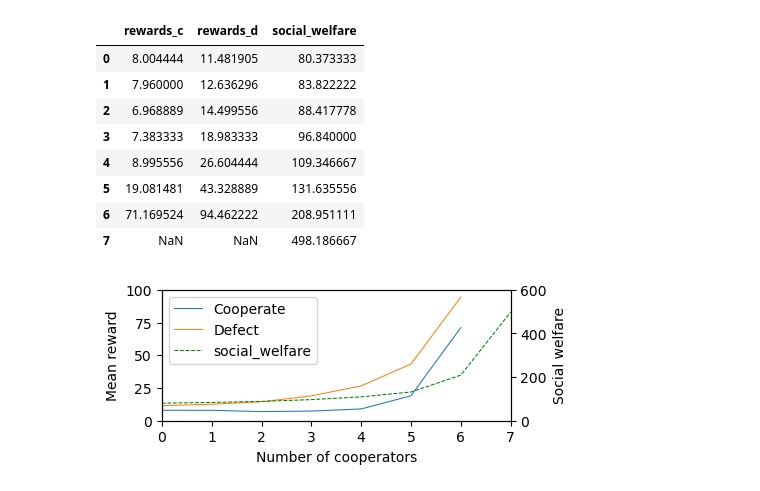
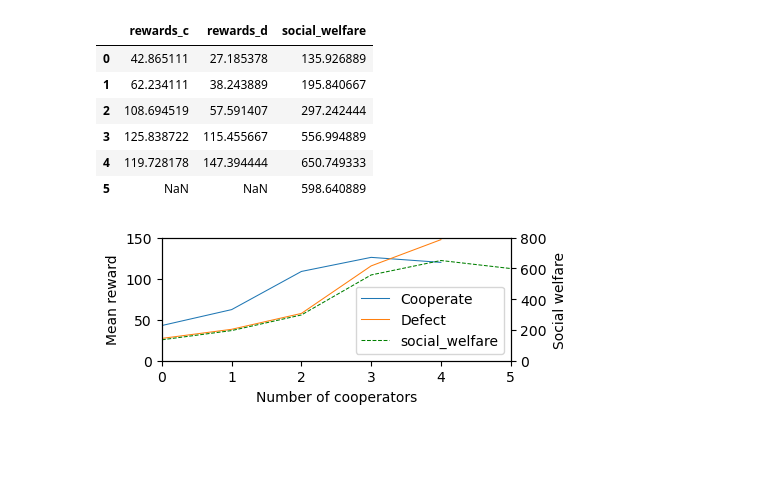
Before and after one commit to willis-richard/meltingpot, a Jupyter notebook: reward_transfer/schelling.ipynb, the cells around one changed output. Cells and saved outputs as stored; diff of their text form; code cells hidden in the pictures; blank space fills up the shorter version.

```diff
--- a/reward_transfer/schelling.ipynb
+++ b/reward_transfer/schelling.ipynb
@@ -13,19 +13,21 @@ harvest = {
     'n': 7,
     'ylim': 100,
     'ylim_r': 600,
+    'loc': 'upper left',
 }
 mushroom = {
     'folder': 'tf_2_14',
     'name': 'externality_mushrooms__dense',
     'trial_id': '8de7e630',  # but I also used 51727c4c for the defect policies
     'n': 5,
-    'ylim': 200,
-    'ylim_r': 1000,
+    'ylim': 150,
+    'ylim_r': 800,
+    'loc': 'lower right',
 }
 
 FILES = [f'n_c_{i}.json' for i in range(8)]
 # %%
-env = harvest
+env = mushroom
 
 FILES = [f'n_c_{i}.json' for i in range(env['n'] + 1)]
 rewards_c = []
@@ -43,37 +45,35 @@ df['rewards_c'] = np.roll(df['rewards_c'], -1)
 df
 # %% [output]
 |  | rewards_c | rewards_d | social_welfare |
-| 0 | 8.004444 | 11.481905 | 80.373333 |
-| 1 | 7.960000 | 12.636296 | 83.822222 |
-| 2 | 6.968889 | 14.499556 | 88.417778 |
-| 3 | 7.383333 | 18.983333 | 96.840000 |
-| 4 | 8.995556 | 26.604444 | 109.346667 |
-| 5 | 19.081481 | 43.328889 | 131.635556 |
-| 6 | 71.169524 | 94.462222 | 208.951111 |
-| 7 | NaN | NaN | 498.186667 |
+| 0 | 42.865111 | 27.185378 | 135.926889 |
+| 1 | 62.234111 | 38.243889 | 195.840667 |
+| 2 | 108.694519 | 57.591407 | 297.242444 |
+| 3 | 125.838722 | 115.455667 | 556.994889 |
+| 4 | 119.728178 | 147.394444 | 650.749333 |
+| 5 | NaN | NaN | 598.640889 |
 # %%
 # plot SW on RHS
-fig, ax = plt.subplots(figsize=(4.5, 1.7), facecolor='white')
+fig, ax = plt.subplots(figsize=(4.5, 1.6), facecolor='white')
 df.plot(y='rewards_c', ax=ax, label= 'rewards_c', lw=0.75)
 df.plot(y='rewards_d', ax=ax, label= 'rewards_d', lw=0.75)
 
 ax.set_xlabel('Number of cooperators')
 ax.set_ylabel('Mean reward')
 # ax.set_title(f'Schelling', y=1.05)
 ax.set_ylim(0, env['ylim'])
 ax.set_xlim(0, env['n'])
 
 ax2 = ax.twinx()
 df.plot(y='social_welfare', ax=ax2, label= 'social_welfare', lw=0.75, linestyle='--', color='green')
 
 ax2.set_ylim(0, env['ylim_r'])
 ax2.set_ylabel('Social welfare')
 
 lines1, labels1 = ax.get_legend_handles_labels()
 lines2, labels2 = ax2.get_legend_handles_labels()
-ax.legend(lines1 + lines2, ['Cooperate', 'Defect'] + labels2, loc='upper left')
+ax.legend(lines1 + lines2, ['Cooperate', 'Defect'] + labels2, loc=env['loc'])
 ax2.get_legend().remove()
 
 fig.savefig(f'schelling_{env["name"]}', dpi=300, bbox_inches='tight')
 # %% [output]
-[figure, old version]
+[figure, new version]
```
Also changed, not shown: 1 other file.
